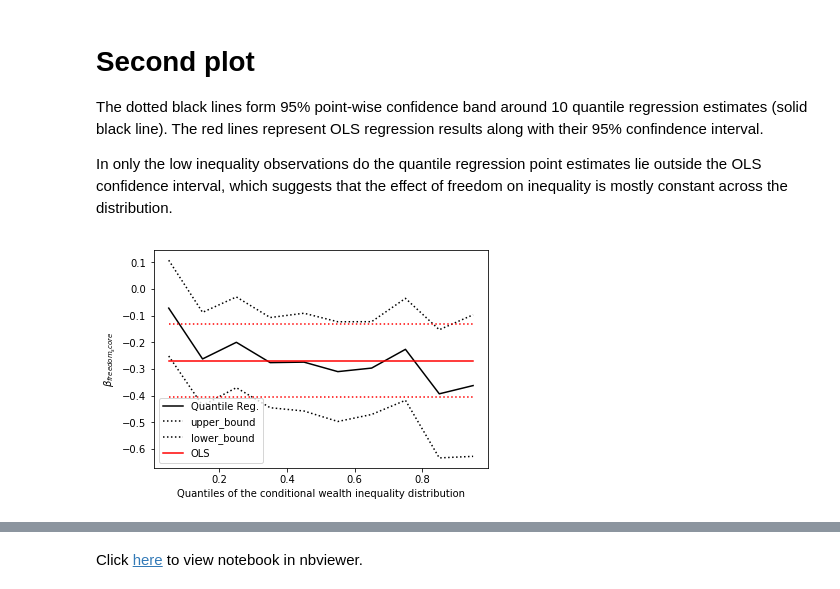
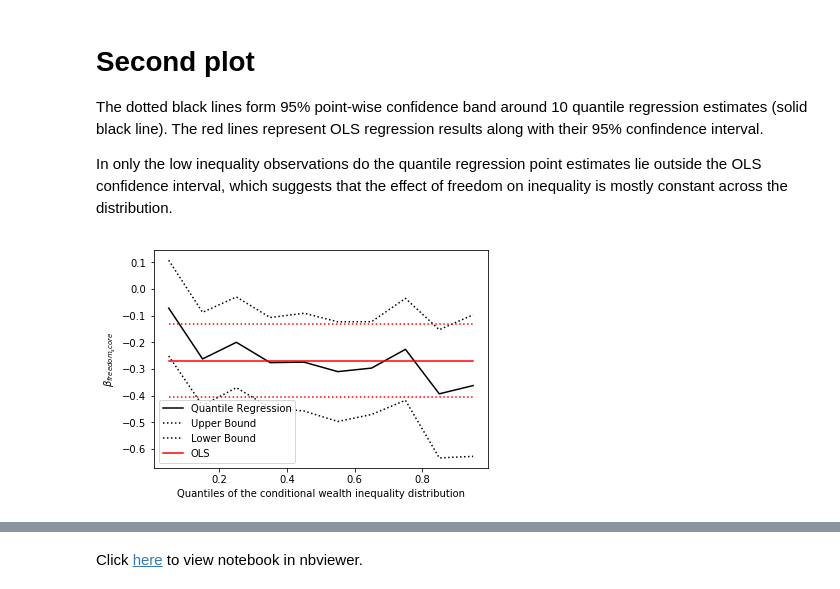
Before and after one commit to dbabbitt/notebooks, a Jupyter notebook: Miscellaneous/ipynb/Income Inequality and Capitalism.ipynb, the cells around one changed output, grey strips where cells are left out. Saved outputs shown, nothing was run; the diff lists cells and outputs as text; code cells hidden in the pictures.

```diff
--- a/Miscellaneous/ipynb/Income Inequality and Capitalism.ipynb
+++ b/Miscellaneous/ipynb/Income Inequality and Capitalism.ipynb
@@ -284,21 +284,23 @@ In only the low inequality observations do the quantile regression point estimat
 # %%
 
 n = models_df.shape[0]
-p1 = plt.plot(models_df['quantile'], models_df['slope'], color='black', label='Quantile Reg.')
-p2 = plt.plot(models_df['quantile'], models_df['upper_bound'], linestyle='dotted', color='black')
-p3 = plt.plot(models_df['quantile'], models_df['lower_bound'], linestyle='dotted', color='black')
+p1 = plt.plot(models_df['quantile'], models_df['slope'], color='black', label='Quantile Regression')
+p2 = plt.plot(models_df['quantile'], models_df['upper_bound'], linestyle='dotted', color='black',
+              label='Upper Bound')
+p3 = plt.plot(models_df['quantile'], models_df['lower_bound'], linestyle='dotted', color='black',
+              label='Lower Bound')
 
 slope = ols_dict['slope']
 p4 = plt.plot(models_df['quantile'], [slope] * n, color='red', label='OLS')
 
 lower_bound = ols_dict['lower_bound']
 p5 = plt.plot(models_df['quantile'], [lower_bound] * n, linestyle='dotted', color='red')
 
 upper_bound = ols_dict['upper_bound']
 p6 = plt.plot(models_df['quantile'], [upper_bound] * n, linestyle='dotted', color='red')
 
 plt.ylabel(r'$\beta_{{{}}}$'.format(explanatory_variable))
 plt.xlabel('Quantiles of the conditional wealth inequality distribution')
-legend_obj = plt.legend()
+legend_obj = plt.legend(loc='lower left')
 # %% [output]
-[figure, old version]
+[figure, new version]
```
Also changed, not shown: parts of 1 cell of this notebook.
